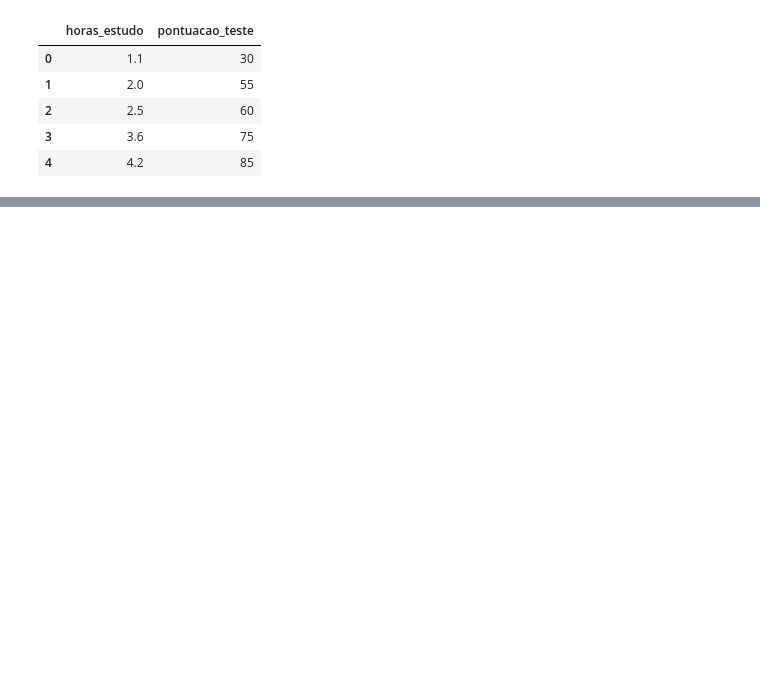
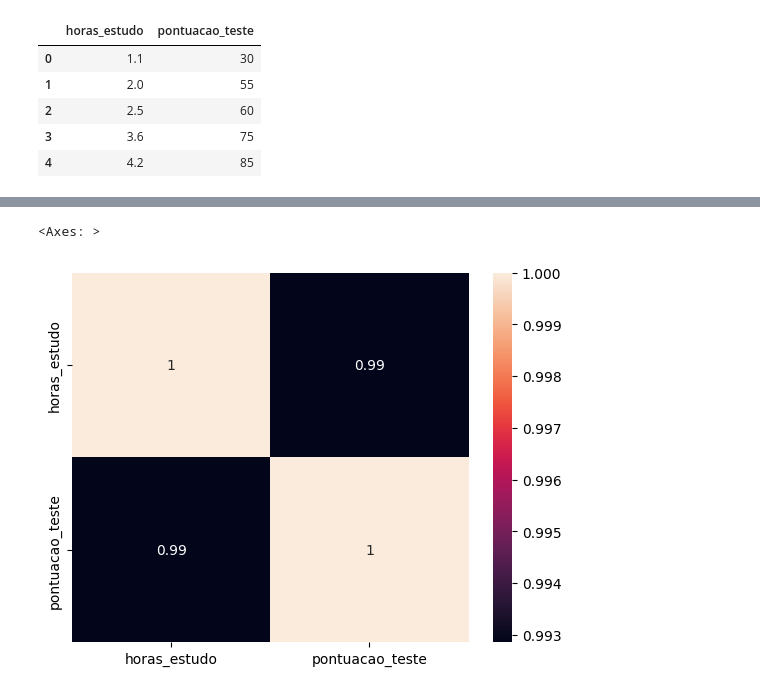
Before and after one commit to lilkirito22/aprendizado_machine_learning, a Jupyter notebook: Regressao_linear_simples/modelo_pontucao.ipynb, the cells around one changed output, grey strips where cells are left out. Drawn from its saved outputs; the diff is of its cells as text; code cells hidden in the pictures; blank space fills up the shorter version.

```diff
--- a/Regressao_linear_simples/modelo_pontucao.ipynb
+++ b/Regressao_linear_simples/modelo_pontucao.ipynb
@@ -13,0 +72,8 @@ df_historico.head(5)
+# %%
+# Verificar a correlação
+#usando heatmap e pearson
+
+sns.heatmap(df_pontuacao.corr('pearson'), annot=True, )
+# %% [output]
+<Axes: >
+[figure, added]
```
Also changed, not shown: parts of 42 cells of this notebook, 2 other files.
